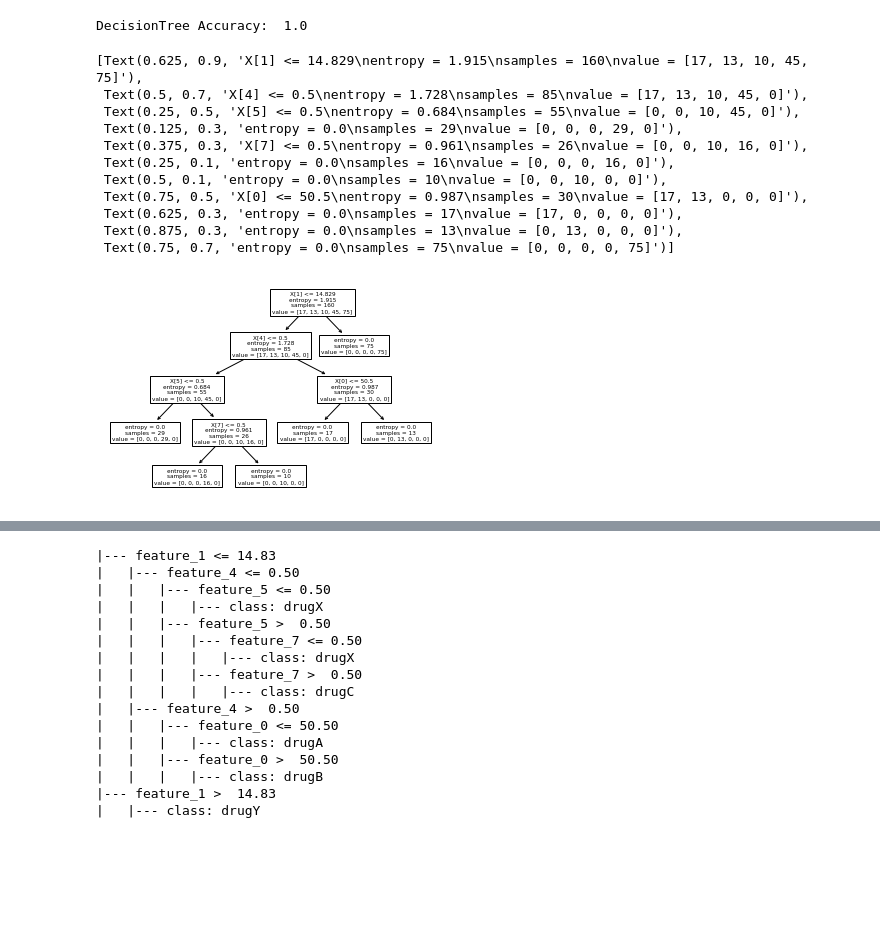
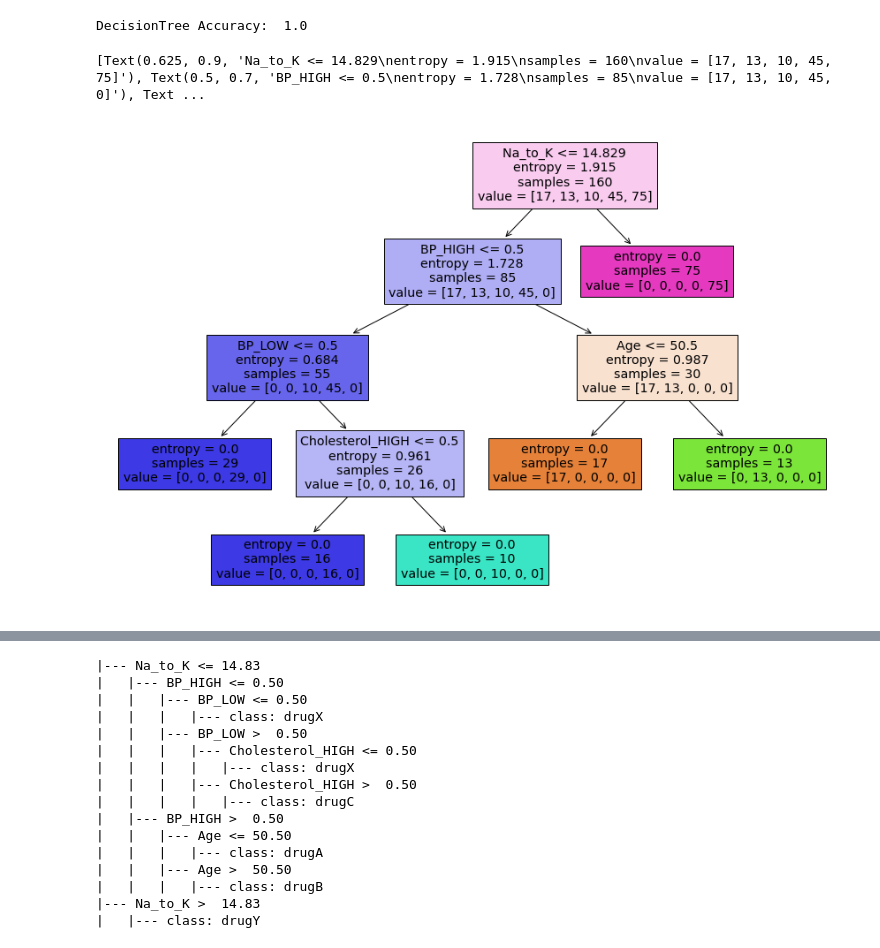
Before and after one commit to miukikire/python4001, a Jupyter notebook: hw6_張蔚桓.ipynb, the cells around one changed output, grey strips where cells are left out. Saved outputs shown, nothing was run; the diff lists cells and outputs as text; code cells hidden in the pictures; blank space fills up the shorter version.

```diff
--- a/hw6_張蔚桓.ipynb
+++ b/hw6_張蔚桓.ipynb
@@ -50,21 +54,13 @@ y_pred = dc.predict(test_x)
 print("DecisionTree Accuracy: ", metrics.accuracy_score(test_y, y_pred))
 # %% [output]
 DecisionTree Accuracy:  1.0
-# %%
-from sklearn import tree
-tree.plot_tree(dc)
-# %% [output]
-[Text(0.625, 0.9, 'X[1] <= 14.829\nentropy = 1.915\nsamples = 160\nvalue = [17, 13, 10, 45, 75]'),
- Text(0.5, 0.7, 'X[4] <= 0.5\nentropy = 1.728\nsamples = 85\nvalue = [17, 13, 10, 45, 0]'),
- Text(0.25, 0.5, 'X[5] <= 0.5\nentropy = 0.684\nsamples = 55\nvalue = [0, 0, 10, 45, 0]'),
- Text(0.125, 0.3, 'entropy = 0.0\nsamples = 29\nvalue = [0, 0, 0, 29, 0]'),
- Text(0.375, 0.3, 'X[7] <= 0.5\nentropy = 0.961\nsamples = 26\nvalue = [0, 0, 10, 16, 0]'),
- Text(0.25, 0.1, 'entropy = 0.0\nsamples = 16\nvalue = [0, 0, 0, 16, 0]'),
- Text(0.5, 0.1, 'entropy = 0.0\nsamples = 10\nvalue = [0, 0, 10, 0, 0]'),
- Text(0.75, 0.5, 'X[0] <= 50.5\nentropy = 0.987\nsamples = 30\nvalue = [17, 13, 0, 0, 0]'),
- Text(0.625, 0.3, 'entropy = 0.0\nsamples = 17\nvalue = [17, 0, 0, 0, 0]'),
- Text(0.875, 0.3, 'entropy = 0.0\nsamples = 13\nvalue = [0, 13, 0, 0, 0]'),
- Text(0.75, 0.7, 'entropy = 0.0\nsamples = 75\nvalue = [0, 0, 0, 0, 75]')]
-[figure, removed]
+# %%
+from sklearn import tree
+fig = plt.figure(figsize=(15,10))
+tree_plot_2 = tree.plot_tree(dc, feature_names=["Age","Na_to_K","Sex_F","Sex_M","BP_HIGH","BP_LOW","BP_NORMAL","Cholesterol_HIGH","Cholesterol_NORMAL"],  filled=True)
+print(tree_plot_2)
+# %% [output]
+[Text(0.625, 0.9, 'Na_to_K <= 14.829\nentropy = 1.915\nsamples = 160\nvalue = [17, 13, 10, 45, 75]'), Text(0.5, 0.7, 'BP_HIGH <= 0.5\nentropy = 1.728\nsamples = 85\nvalue = [17, 13, 10, 45, 0]'), Text ...
+[figure, added]
 # %%
 import graphviz
@@ -74,22 +71,22 @@ graph
 # %% [output]
 [drawing not drawn]
 # %%
-text_representation = tree.export_text(dc)
+text_representation = tree.export_text(dc, feature_names = ["Age","Na_to_K","Sex_F","Sex_M","BP_HIGH","BP_LOW","BP_NORMAL","Cholesterol_HIGH","Cholesterol_NORMAL"])
 print(text_representation)
 # %% [output]
-|--- feature_1 <= 14.83
-|   |--- feature_4 <= 0.50
-|   |   |--- feature_5 <= 0.50
+|--- Na_to_K <= 14.83
+|   |--- BP_HIGH <= 0.50
+|   |   |--- BP_LOW <= 0.50
 |   |   |   |--- class: drugX
-|   |   |--- feature_5 >  0.50
-|   |   |   |--- feature_7 <= 0.50
+|   |   |--- BP_LOW >  0.50
+|   |   |   |--- Cholesterol_HIGH <= 0.50
 |   |   |   |   |--- class: drugX
-|   |   |   |--- feature_7 >  0.50
+|   |   |   |--- Cholesterol_HIGH >  0.50
 |   |   |   |   |--- class: drugC
-|   |--- feature_4 >  0.50
-|   |   |--- feature_0 <= 50.50
+|   |--- BP_HIGH >  0.50
+|   |   |--- Age <= 50.50
 |   |   |   |--- class: drugA
-|   |   |--- feature_0 >  50.50
+|   |   |--- Age >  50.50
 |   |   |   |--- class: drugB
-|--- feature_1 >  14.83
+|--- Na_to_K >  14.83
 |   |--- class: drugY
```
Also changed, not shown: parts of 4 cells of this notebook.
